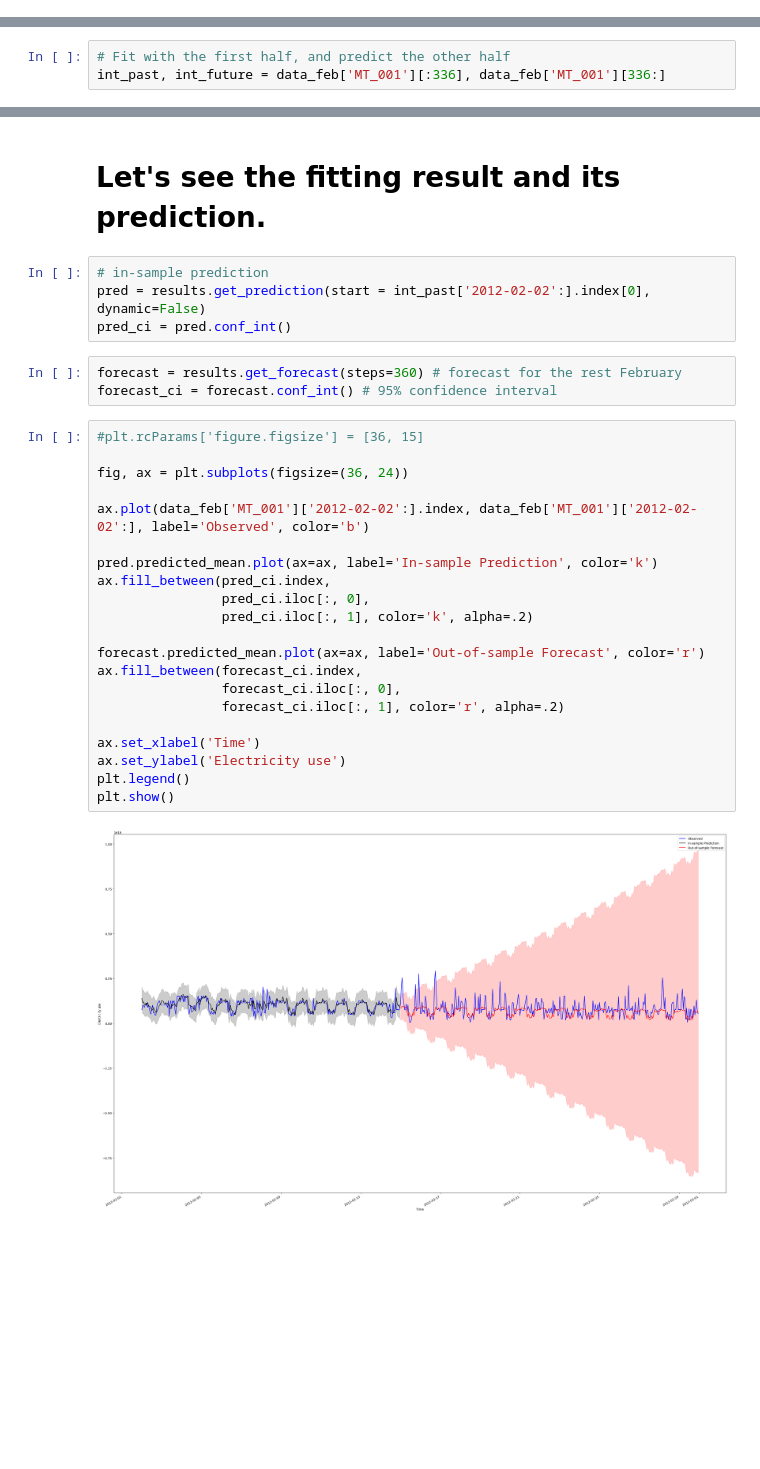
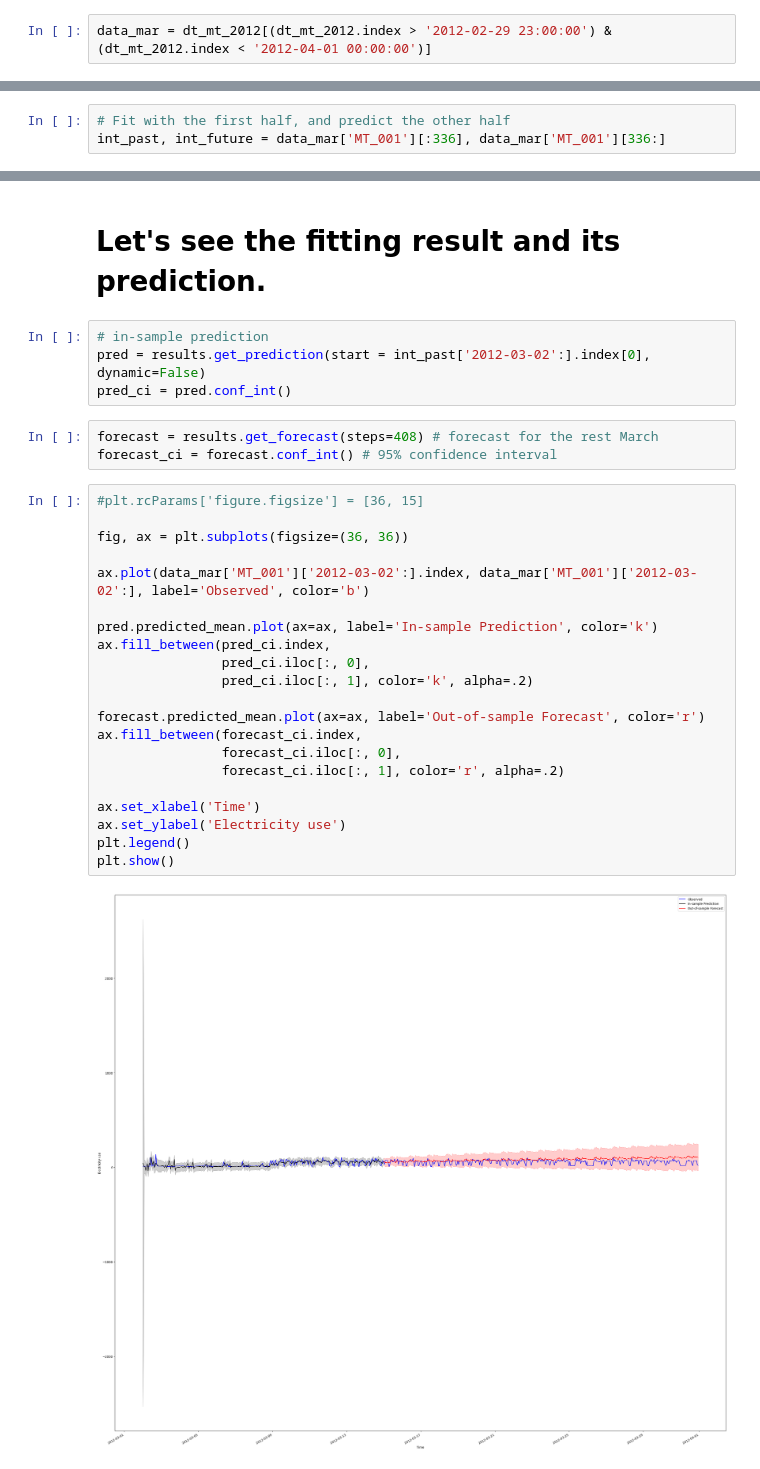
Before and after one commit to danicychao/TimeSeries_Experiments, a Jupyter notebook: TimeSeries_101.ipynb, the cells around one changed output, grey strips where cells are left out. Cells and saved outputs as stored; diff of their text form; blank space fills up the shorter version.

```diff
--- a/TimeSeries_101.ipynb
+++ b/TimeSeries_101.ipynb
@@ -236,0 +243,2 @@ Although there are fluctuations, we can still see the electric use in February h
+# %%
+data_mar = dt_mt_2012[(dt_mt_2012.index > '2012-02-29 23:00:00') & (dt_mt_2012.index < '2012-04-01 00:00:00')]
@@ -270,3 +303,3 @@ Although the time series itself is not stationary (p-value > 0.05), its one-step
 # %%
 # Fit with the first half, and predict the other half
-int_past, int_future = data_feb['MT_001'][:336], data_feb['MT_001'][336:]
+int_past, int_future = data_mar['MT_001'][:336], data_mar['MT_001'][336:]
@@ -464,32 +514,32 @@ The fitting result seems not bad, as the residuals are close to normal distribut
 # Let's see the fitting result and its prediction.
 # %%
 # in-sample prediction
-pred = results.get_prediction(start = int_past['2012-02-02':].index[0],  dynamic=False)
+pred = results.get_prediction(start = int_past['2012-03-02':].index[0],  dynamic=False)
 pred_ci = pred.conf_int()
 # %%
-forecast = results.get_forecast(steps=360) # forecast for the rest February
+forecast = results.get_forecast(steps=408) # forecast for the rest March
 forecast_ci = forecast.conf_int() # 95% confidence interval
 # %%
 #plt.rcParams['figure.figsize'] = [36, 15]
 
-fig, ax = plt.subplots(figsize=(36, 24))
+fig, ax = plt.subplots(figsize=(36, 36))
 
-ax.plot(data_feb['MT_001']['2012-02-02':].index, data_feb['MT_001']['2012-02-02':], label='Observed', color='b')
+ax.plot(data_mar['MT_001']['2012-03-02':].index, data_mar['MT_001']['2012-03-02':], label='Observed', color='b')
 
 pred.predicted_mean.plot(ax=ax, label='In-sample Prediction', color='k')
 ax.fill_between(pred_ci.index,
                 pred_ci.iloc[:, 0],
                 pred_ci.iloc[:, 1], color='k', alpha=.2)
 
 forecast.predicted_mean.plot(ax=ax, label='Out-of-sample Forecast', color='r')
 ax.fill_between(forecast_ci.index,
                 forecast_ci.iloc[:, 0],
                 forecast_ci.iloc[:, 1], color='r', alpha=.2)
 
 ax.set_xlabel('Time')
 ax.set_ylabel('Electricity use')
 plt.legend()
 plt.show()
 # %% [output]
-[figure, old version]
+[figure, new version]
 # %% [markdown]
```
Also changed, not shown: parts of 31 cells of this notebook.
